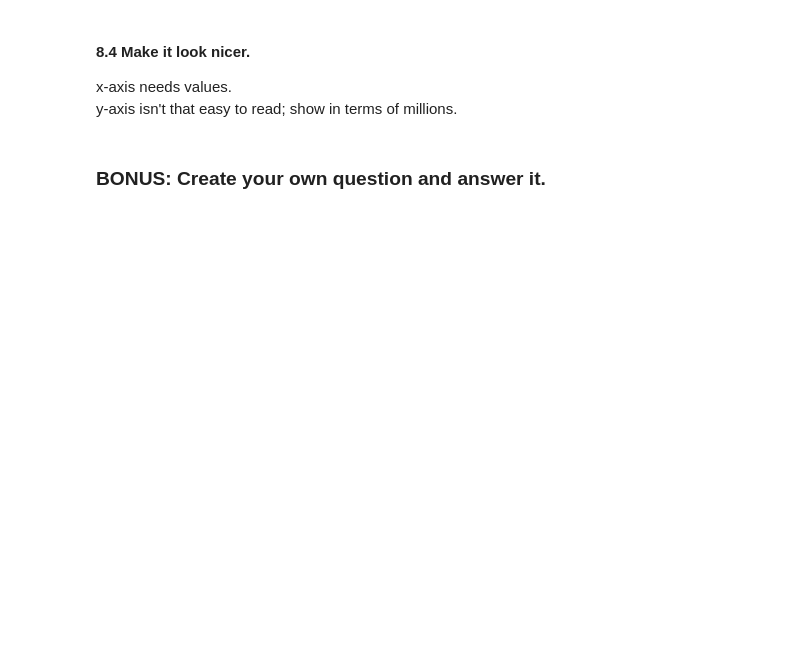
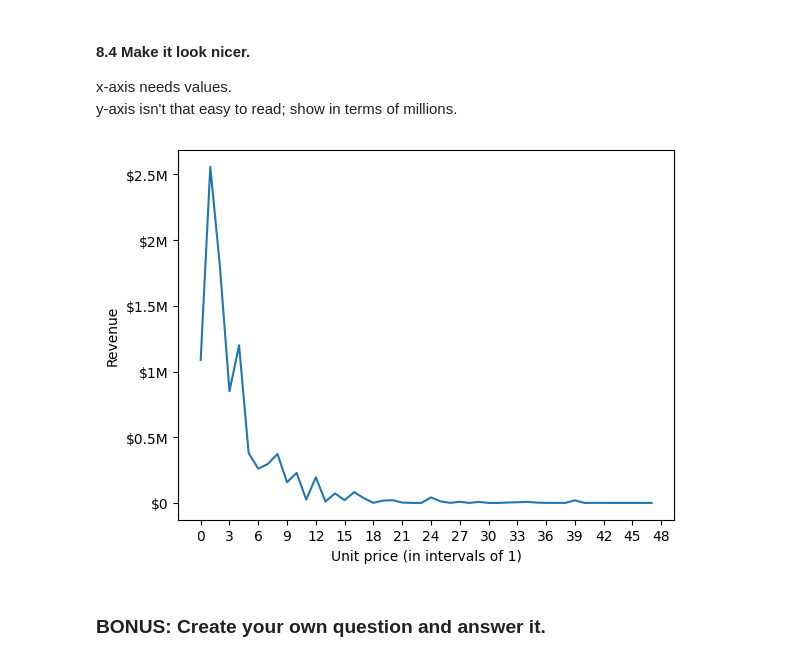
Before and after one commit to SarikayaBB/pandas_exercises, a Jupyter notebook: 07_Visualization/Online_Retail/Exercises.ipynb, the cells around one changed output. Saved outputs shown, nothing was run; the diff lists cells and outputs as text; code cells hidden in the pictures; blank space fills up the shorter version.

```diff
--- a/07_Visualization/Online_Retail/Exercises.ipynb
+++ b/07_Visualization/Online_Retail/Exercises.ipynb
@@ -289,5 +322,23 @@ That is what we are going to do now.
 #### 8.4 Make it look nicer.
 x-axis needs values.
 y-axis isn't that easy to read; show in terms of millions.
+# %%
+grouped_unit.plot()
+
+plt.xlabel('Unit price (in intervals of '+str(price_interval)+')')
+plt.ylabel('Revenue')
+
+plt.xticks(
+    np.arange(price_start,price_end,3),
+    np.arange(price_start,price_end,3)
+  )
+plt.yticks(
+    [0,500000,1000000,1500000,2000000,2500000],
+    ['$0','$0.5M','$1M','$1.5M','$2M','$2.5M']
+)
+
+plt.show()
+# %% [output]
+[figure, added]
 # %% [markdown]
 ### BONUS: Create your own question and answer it.
```
Also changed, not shown: parts of 7 cells of this notebook.
